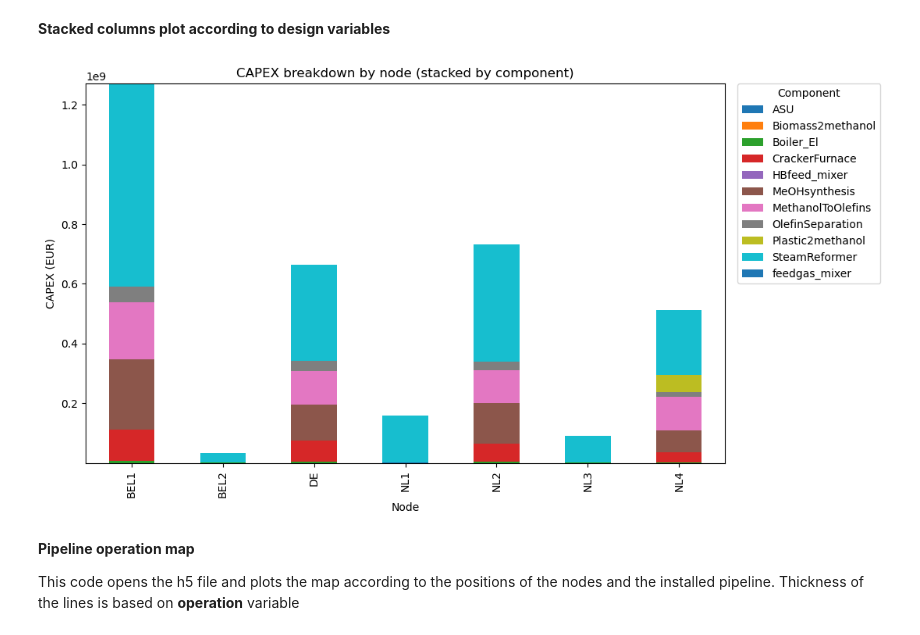
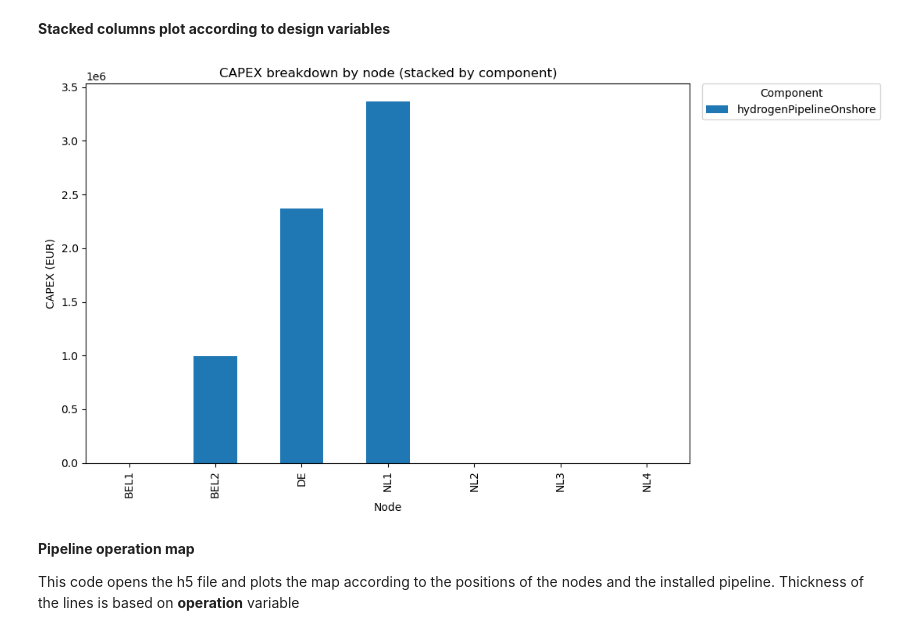
Before and after one commit to AlessandroMagnino/AdOpT-NET0_my, a Jupyter notebook: output_analysers/h5_reader.ipynb, the cells around one changed output. Cells and saved outputs as stored; diff of their text form; code cells hidden in the pictures.

```diff
--- a/output_analysers/h5_reader.ipynb
+++ b/output_analysers/h5_reader.ipynb
@@ -534,35 +537,35 @@ def plot_stacked_capex_by_node(df: pd.DataFrame,
     ax.set_xlabel("Node")
     ax.set_title("CAPEX breakdown by node (stacked by component)")
     ax.legend(title="Component", bbox_to_anchor=(1.02, 1), loc="upper left", borderaxespad=0)
 
     plt.tight_layout()
     plt.show()
 
 # Main
-h5_path = r"output\backbone_20260310171458-1\optimization_results.h5"
+h5_path = r"output\backbone_20260311175613-1\optimization_results.h5"
 year = "2022"
 
 base = create_base_df(h5_path, year=year)
 base_tech = load_technologies_design_results("capex_tot", h5_path, year=year, base_df=base)
 base_ntw = load_networks_design_results("capex", h5_path, year=year, base_df=base)
 
 base_combined = merge_tech_and_ntw(base_tech, base_ntw, dataset_name=("capex_tot", "capex"), column_name="capex")
 
 # In case we want to load size as well (not needed for the plot but maybe useful for other analyses):
 # base = load_design_results("size", h5_path, year=year, base_df=base)
 
 # Node order (optional, can be customized or set to None for default sorting)
 node_order = ["BEL1", "BEL2", "DE", "NL1", "NL2", "NL3", "NL4"]
 
 plot_stacked_capex_by_node(
     base_combined,
     capex_col="capex",
     node_order=node_order,
     top_n_components=None,   # set to something like 10 if the legend explodes
     drop_zeros=True
 )
 # %% [output]
-[figure, old version]
+[figure, new version]
 # %% [markdown]
 **Pipeline operation map**
 
```
Also changed, not shown: parts of 1 cell of this notebook, 28 other files.
